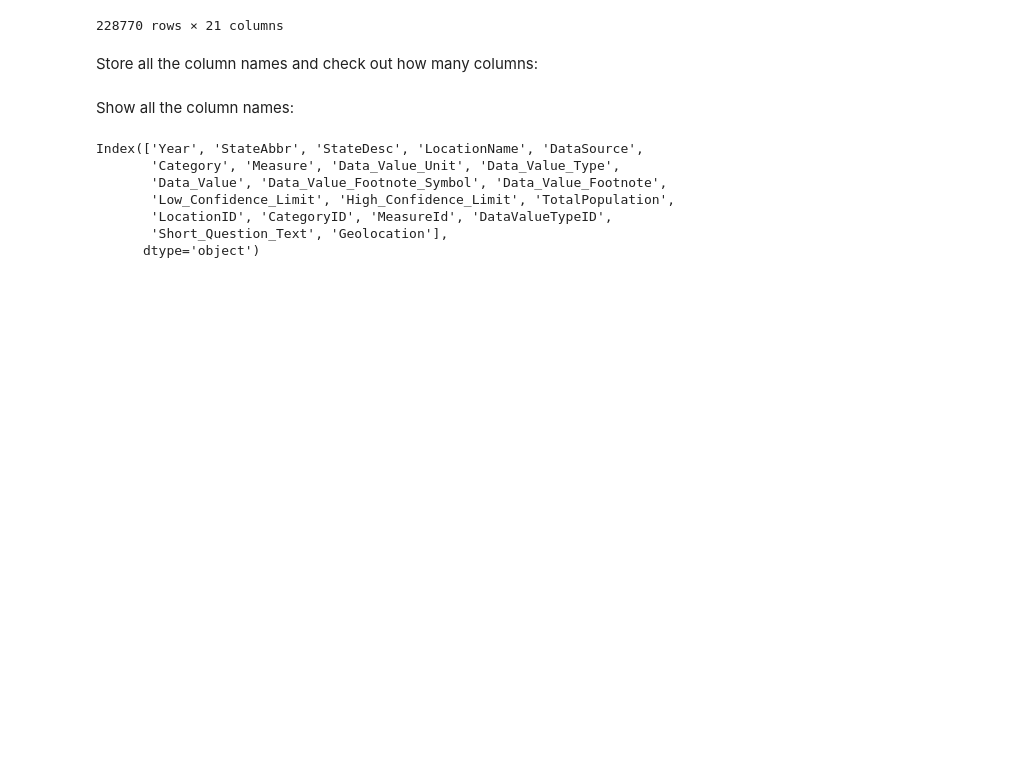
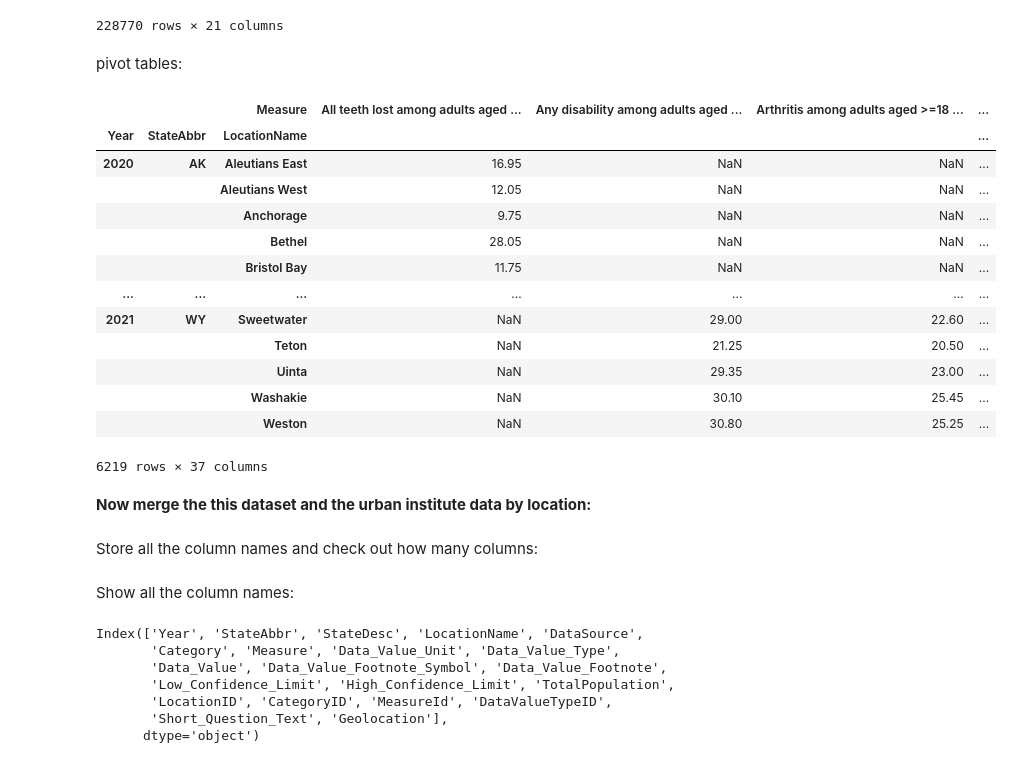
Before and after one commit to dereksgithub/cities_study_QM_Term_project, a Jupyter notebook: cdc_data.ipynb, the cells around one changed output. Cells and saved outputs as stored; diff of their text form; code cells hidden in the pictures; blank space fills up the shorter version.

Commit message:
pivot table action done. Need to work on NaN.

```diff
--- a/cdc_data.ipynb
+++ b/cdc_data.ipynb
@@ -51,6 +51,28 @@ place_20and21
 | 228768 | 2021 | WV | West Virginia | Cabell | BRFSS | Disability | Cognitive disability among adults... | % | ... |
 | 228769 | 2021 | WV | West Virginia | Wayne | BRFSS | Health Status | Physical health not good for >=14... | % | ... |
 228770 rows × 21 columns
+# %% [markdown]
+pivot tables:
+# %%
+pivot_df = place_20and21.pivot_table('Data_Value',['Year', 'StateAbbr', 'LocationName'], 'Measure')
+pivot_df
+# %% [output]
+|  |  | Measure | All teeth lost among adults aged ... | Any disability among adults aged ... | Arthritis among adults aged >=18 ... | ... |
+| Year | StateAbbr | LocationName |  |  |  | ... |
+| 2020 | AK | Aleutians East | 16.95 | NaN | NaN | ... |
+|  |  | Aleutians West | 12.05 | NaN | NaN | ... |
+|  |  | Anchorage | 9.75 | NaN | NaN | ... |
+|  |  | Bethel | 28.05 | NaN | NaN | ... |
+|  |  | Bristol Bay | 11.75 | NaN | NaN | ... |
+| ... | ... | ... | ... | ... | ... | ... |
+| 2021 | WY | Sweetwater | NaN | 29.00 | 22.60 | ... |
+|  |  | Teton | NaN | 21.25 | 20.50 | ... |
+|  |  | Uinta | NaN | 29.35 | 23.00 | ... |
+|  |  | Washakie | NaN | 30.10 | 25.45 | ... |
+|  |  | Weston | NaN | 30.80 | 25.25 | ... |
+6219 rows × 37 columns
+# %% [markdown]
+__Now merge the this dataset and the urban institute data by location:__
 # %% [markdown]
 Store all the column names and check out how many columns:
 # %%
```
